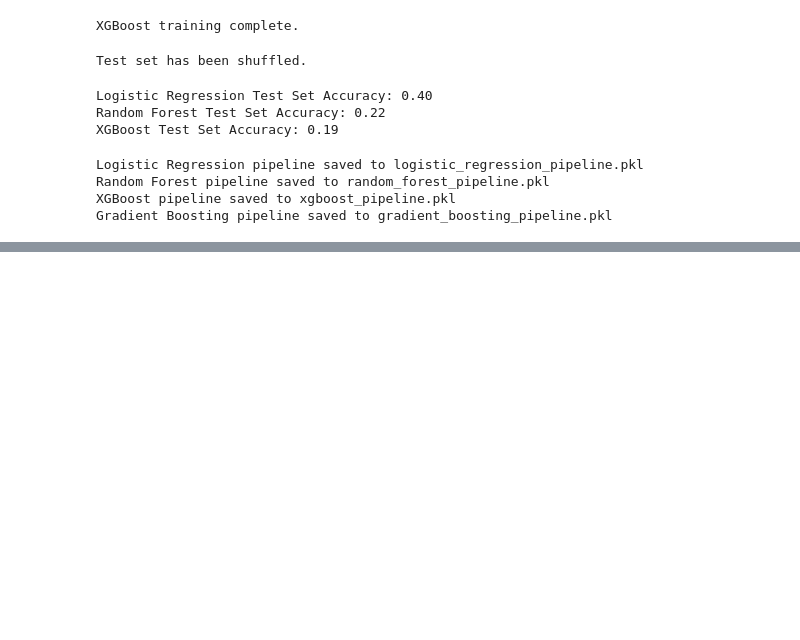
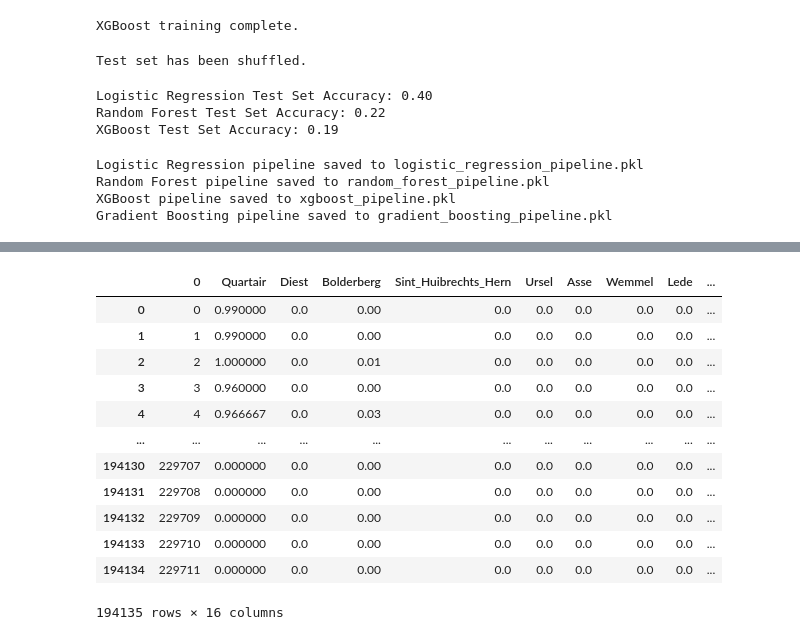
Before and after one commit to erickamabilin/PDS_MAEPS, a Jupyter notebook: CPT_MAEPS.ipynb, the cells around one changed output, grey strips where cells are left out. Cells and saved outputs as stored; diff of their text form; code cells hidden in the pictures; blank space fills up the shorter version.

```diff
--- a/CPT_MAEPS.ipynb
+++ b/CPT_MAEPS.ipynb
@@ -504,0 +610,30 @@ Gradient Boosting pipeline saved to gradient_boosting_pipeline.pkl
+# %%
+impt_layers_rf = impt_layers_only.copy()
+# %%
+models_rf = {}
+for layer in layer_order:
+    y = impt_layers_rf[f'{layer}']
+    clf_rf = RandomForestClassifier(n_estimators=100, random_state=42)
+    clf_rf.fit(impt_layers_rf[features], y)
+    models_rf[layer] = clf_rf
+# %%
+probs_rf = pd.DataFrame(impt_layers_rf.index)
+
+for layer in layer_order:
+    probs_rf[layer] = models_rf[layer].predict_proba(impt_layers_rf[features])[:, 1]
+
+probs_rf
+# %% [output]
+|  | 0 | Quartair | Diest | Bolderberg | Sint_Huibrechts_Hern | Ursel | Asse | Wemmel | Lede | ... |
+| 0 | 0 | 0.990000 | 0.0 | 0.00 | 0.0 | 0.0 | 0.0 | 0.0 | 0.0 | ... |
+| 1 | 1 | 0.990000 | 0.0 | 0.00 | 0.0 | 0.0 | 0.0 | 0.0 | 0.0 | ... |
+| 2 | 2 | 1.000000 | 0.0 | 0.01 | 0.0 | 0.0 | 0.0 | 0.0 | 0.0 | ... |
+| 3 | 3 | 0.960000 | 0.0 | 0.00 | 0.0 | 0.0 | 0.0 | 0.0 | 0.0 | ... |
+| 4 | 4 | 0.966667 | 0.0 | 0.03 | 0.0 | 0.0 | 0.0 | 0.0 | 0.0 | ... |
+| ... | ... | ... | ... | ... | ... | ... | ... | ... | ... | ... |
+| 194130 | 229707 | 0.000000 | 0.0 | 0.00 | 0.0 | 0.0 | 0.0 | 0.0 | 0.0 | ... |
+| 194131 | 229708 | 0.000000 | 0.0 | 0.00 | 0.0 | 0.0 | 0.0 | 0.0 | 0.0 | ... |
+| 194132 | 229709 | 0.000000 | 0.0 | 0.00 | 0.0 | 0.0 | 0.0 | 0.0 | 0.0 | ... |
+| 194133 | 229710 | 0.000000 | 0.0 | 0.00 | 0.0 | 0.0 | 0.0 | 0.0 | 0.0 | ... |
+| 194134 | 229711 | 0.000000 | 0.0 | 0.00 | 0.0 | 0.0 | 0.0 | 0.0 | 0.0 | ... |
+194135 rows × 16 columns
```
Also changed, not shown: parts of 12 cells of this notebook.
